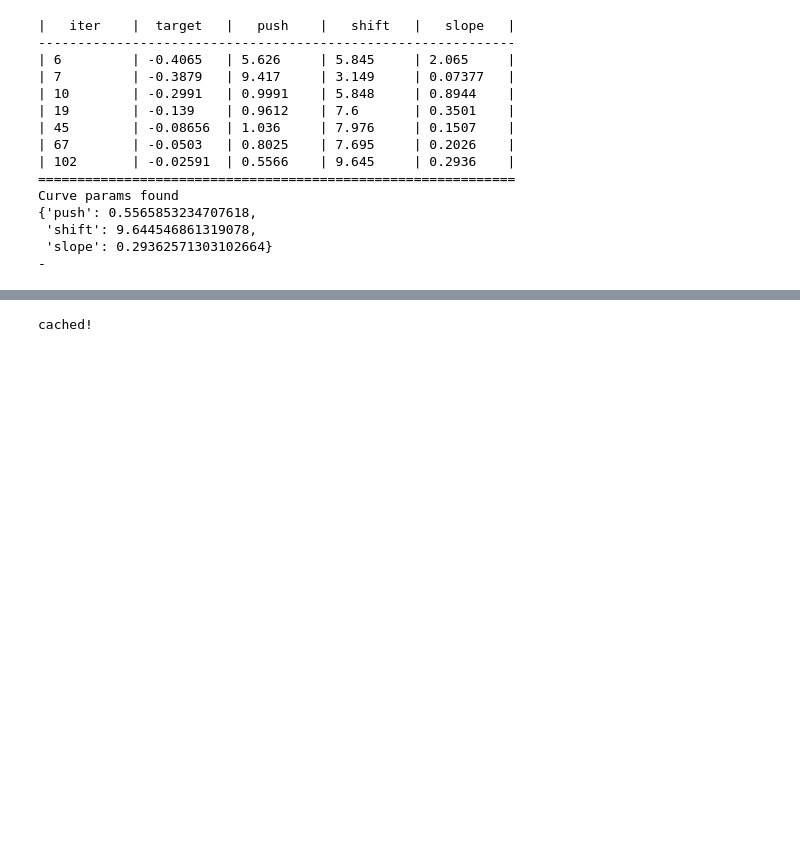
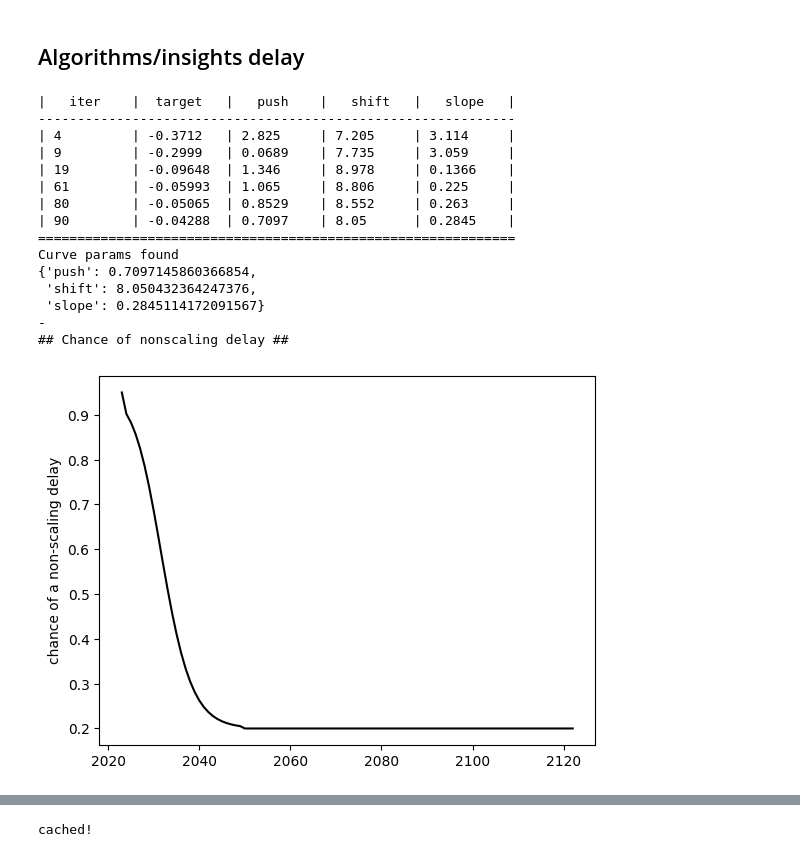
Before and after one commit to rethinkpriorities/future-assessment-model, a Jupyter notebook: (3B) Nonscaling Delay Curve.ipynb, the cells around one changed output, grey strips where cells are left out. Cells and saved outputs as stored; diff of their text form; code cells hidden in the pictures; blank space fills up the shorter version.

Commit message:
multiple non-scaling delays

```diff
--- a/(3B) Nonscaling Delay Curve.ipynb
+++ b/(3B) Nonscaling Delay Curve.ipynb
@@ -65,23 +17,28 @@ Loaded
+# %% [markdown]
+## Algorithms/insights delay
 # %%
 nonscaling_points = [(2023, 0.95),
                      (2027, 0.9),
                      (2030, 0.7),
                      (2035, 0.5),
                      (2050, 0.2)]
 p_nonscaling_delay = derive_nonscaling_delay_curve(nonscaling_points)
+delays['algorithms'] = {'prob': p_nonscaling_delay, 'length': sq.lognorm(3, 30)}
+plot_nonscaling_delay(plt, years, p_nonscaling_delay)
 # %% [output]
 |   iter    |  target   |   push    |   shift   |   slope   |
 -------------------------------------------------------------
-| 6         | -0.4065   | 5.626     | 5.845     | 2.065     |
-| 7         | -0.3879   | 9.417     | 3.149     | 0.07377   |
-| 10        | -0.2991   | 0.9991    | 5.848     | 0.8944    |
-| 19        | -0.139    | 0.9612    | 7.6       | 0.3501    |
-| 45        | -0.08656  | 1.036     | 7.976     | 0.1507    |
-| 67        | -0.0503   | 0.8025    | 7.695     | 0.2026    |
-| 102       | -0.02591  | 0.5566    | 9.645     | 0.2936    |
+| 4         | -0.3712   | 2.825     | 7.205     | 3.114     |
+| 9         | -0.2999   | 0.0689    | 7.735     | 3.059     |
+| 19        | -0.09648  | 1.346     | 8.978     | 0.1366    |
+| 61        | -0.05993  | 1.065     | 8.806     | 0.225     |
+| 80        | -0.05065  | 0.8529    | 8.552     | 0.263     |
+| 90        | -0.04288  | 0.7097    | 8.05      | 0.2845    |
 =============================================================
 Curve params found
-{'push': 0.5565853234707618,
- 'shift': 9.644546861319078,
- 'slope': 0.29362571303102664}
+{'push': 0.7097145860366854,
+ 'shift': 8.050432364247376,
+ 'slope': 0.2845114172091567}
 -
+## Chance of nonscaling delay ##
+[figure, added]
```
Also changed, not shown: parts of 9 cells of this notebook, 3 other files.
